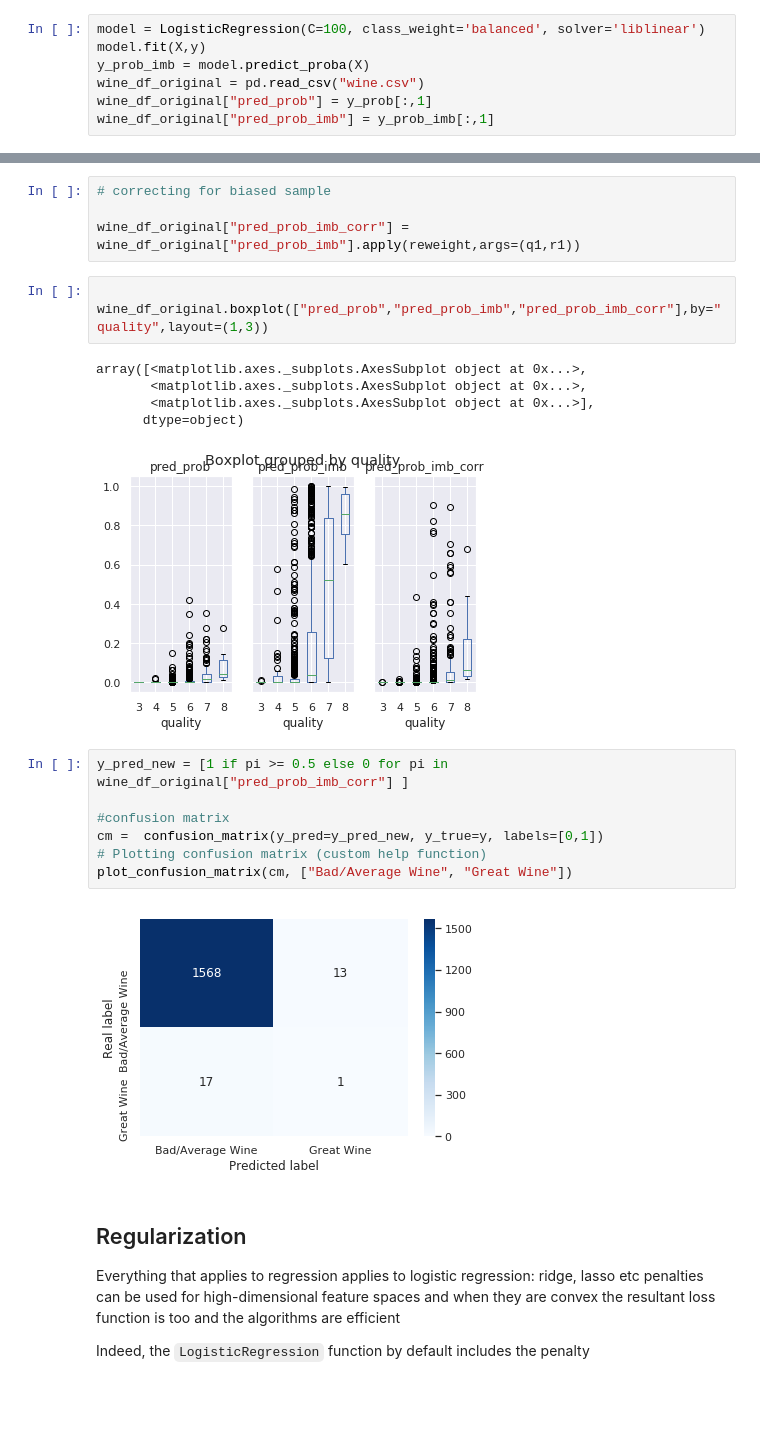
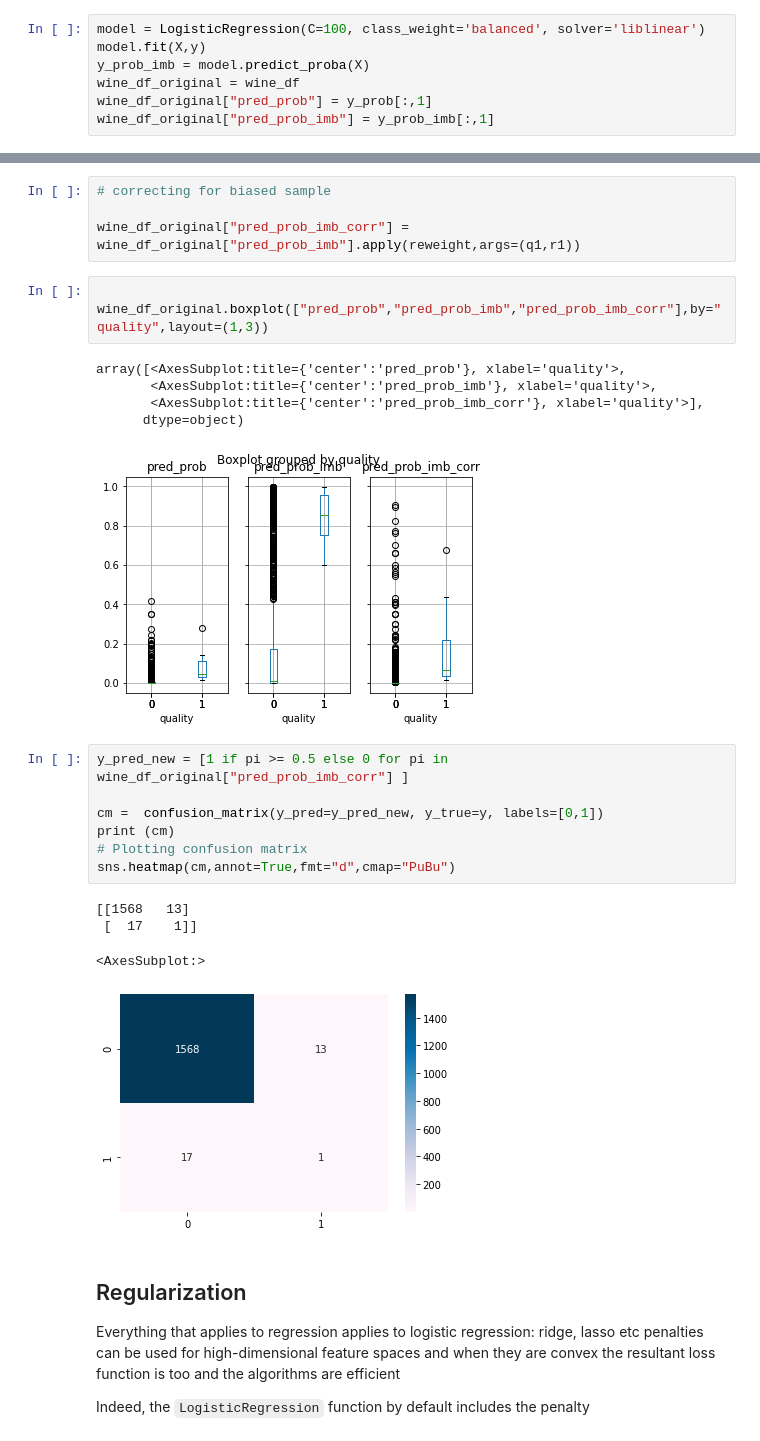
Before and after one commit to polinabee/stats-final-prep, a Jupyter notebook: reference_notebooks/classification-polina.ipynb, the cells around one changed output, grey strips where cells are left out. Drawn from its saved outputs; the diff is of its cells as text; blank space fills up the shorter version.

```diff
--- a/reference_notebooks/classification-polina.ipynb
+++ b/reference_notebooks/classification-polina.ipynb
@@ -494,7 +503,7 @@ Lets try this one for the wine data:
 model = LogisticRegression(C=100, class_weight='balanced', solver='liblinear')
 model.fit(X,y)
 y_prob_imb = model.predict_proba(X)
-wine_df_original = pd.read_csv("wine.csv")
+wine_df_original = wine_df
 wine_df_original["pred_prob"] = y_prob[:,1]
 wine_df_original["pred_prob_imb"] = y_prob_imb[:,1]
 # %% [markdown]
@@ -520,20 +529,23 @@ wine_df_original["pred_prob_imb_corr"] = wine_df_original["pred_prob_imb"].apply
 
 wine_df_original.boxplot(["pred_prob","pred_prob_imb","pred_prob_imb_corr"],by="quality",layout=(1,3))
 # %% [output]
-array([<matplotlib.axes._subplots.AxesSubplot object at 0x...>,
-       <matplotlib.axes._subplots.AxesSubplot object at 0x...>,
-       <matplotlib.axes._subplots.AxesSubplot object at 0x...>],
+array([<AxesSubplot:title={'center':'pred_prob'}, xlabel='quality'>,
+       <AxesSubplot:title={'center':'pred_prob_imb'}, xlabel='quality'>,
+       <AxesSubplot:title={'center':'pred_prob_imb_corr'}, xlabel='quality'>],
       dtype=object)
-[figure, old version]
+[figure, new version]
 # %%
 y_pred_new = [1 if pi >= 0.5 else 0 for pi in wine_df_original["pred_prob_imb_corr"] ]
 
-#confusion matrix
 cm =  confusion_matrix(y_pred=y_pred_new, y_true=y, labels=[0,1])
-# Plotting confusion matrix (custom help function)
-plot_confusion_matrix(cm, ["Bad/Average Wine", "Great Wine"])
+print (cm)
+# Plotting confusion matrix
+sns.heatmap(cm,annot=True,fmt="d",cmap="PuBu")
 # %% [output]
+[[1568   13]
+ [  17    1]]
+<AxesSubplot:>
-[figure, old version]
+[figure, new version]
 # %% [markdown]
 ## Regularization
 
```
Also changed, not shown: parts of 8 cells of this notebook, 3 other files.
